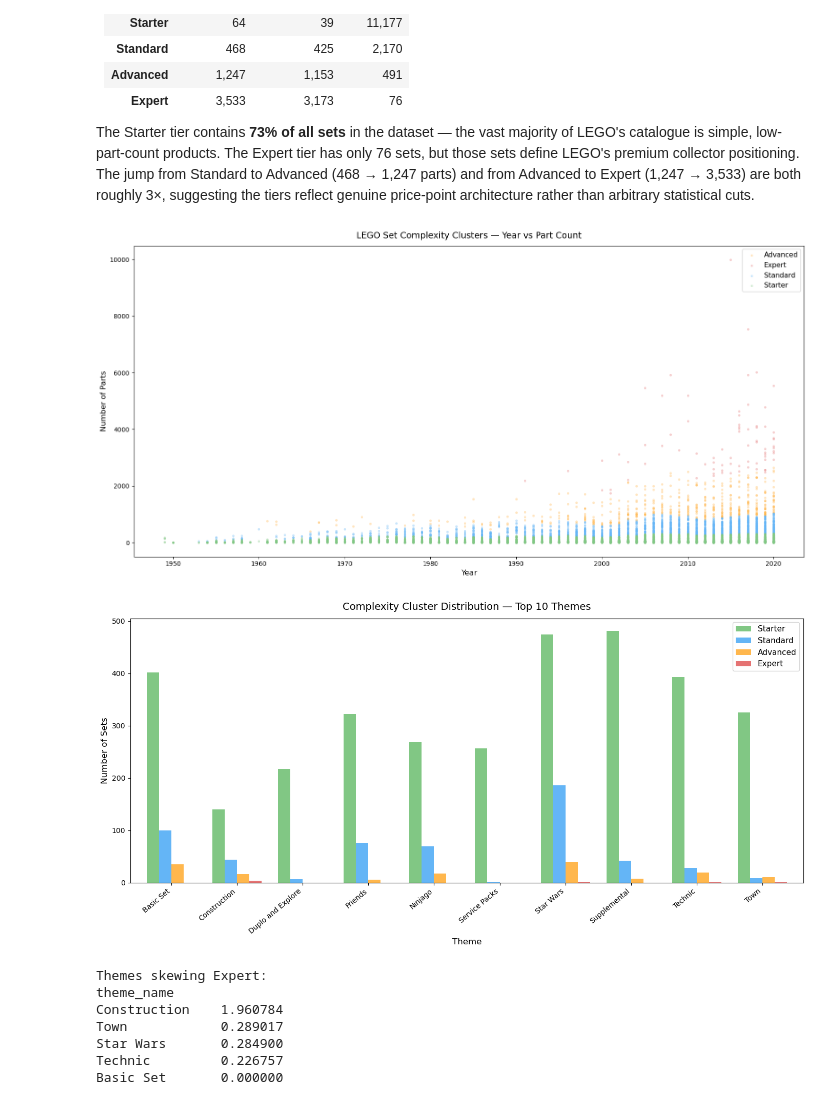
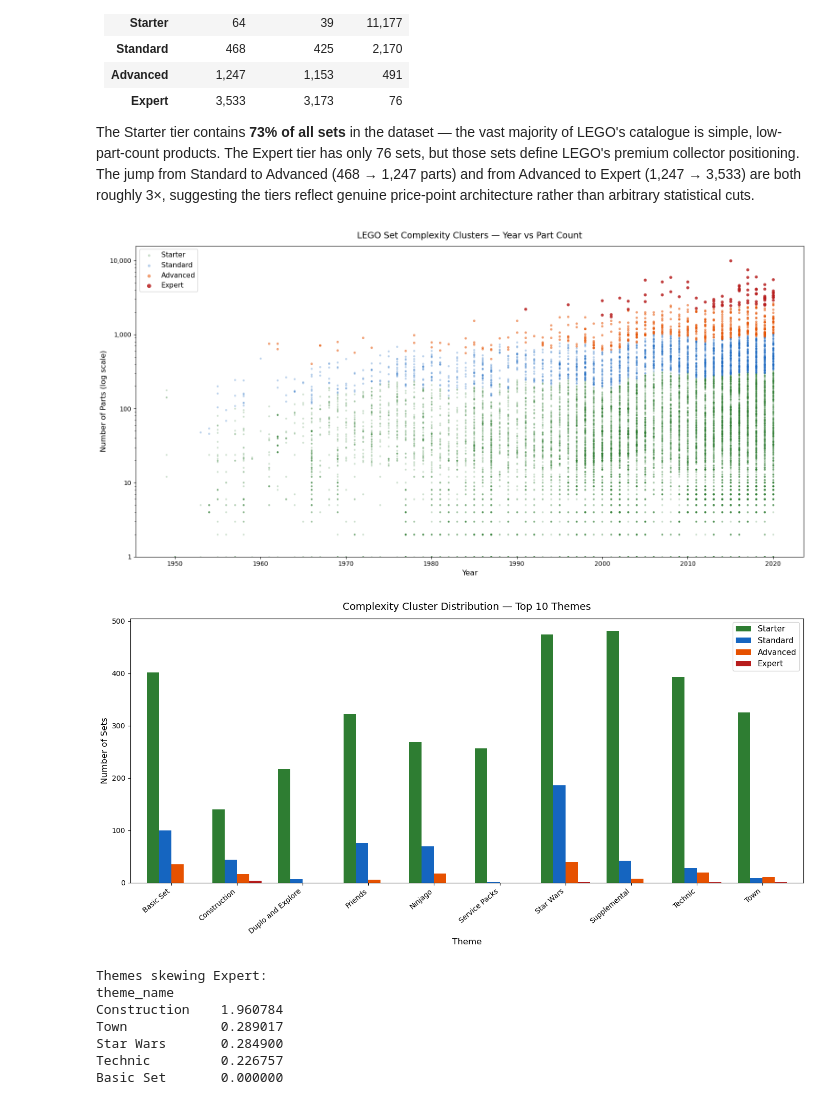
Before and after one commit to xavier-oc-programming/lego-dataset-analysis, a Jupyter notebook: notebooks/analysis/lego_analysis.ipynb, the cells around one changed output. Drawn from its saved outputs; the diff is of its cells as text; code cells hidden in the pictures.

Commit message:
Improve complexity scatter: log Y scale, stronger colours, Expert on top

```diff
--- a/notebooks/analysis/lego_analysis.ipynb
+++ b/notebooks/analysis/lego_analysis.ipynb
@@ -553,22 +553,31 @@ K-Means has found four genuinely distinct tiers — the cluster sizes confirm th
 
 The Starter tier contains **73% of all sets** in the dataset — the vast majority of LEGO's catalogue is simple, low-part-count products. The Expert tier has only 76 sets, but those sets define LEGO's premium collector positioning. The jump from Standard to Advanced (468 → 1,247 parts) and from Advanced to Expert (1,247 → 3,533) are both roughly 3×, suggesting the tiers reflect genuine price-point architecture rather than arbitrary statistical cuts.
 # %%
-palette_cl = {'Starter': '#81C784', 'Standard': '#64B5F6',
-               'Advanced': '#FFB74D', 'Expert': '#E57373'}
+palette_cl = {'Starter': '#2E7D32', 'Standard': '#1565C0',
+               'Advanced': '#E65100', 'Expert': '#B71C1C'}
+
+# Plot order: Starter first so Expert dots render on top
+plot_order = ['Starter', 'Standard', 'Advanced', 'Expert']
+alpha_map  = {'Starter': 0.25, 'Standard': 0.30, 'Advanced': 0.55, 'Expert': 0.85}
+size_map   = {'Starter': 8,    'Standard': 10,   'Advanced': 14,   'Expert': 22}
 
 fig, ax = plt.subplots(figsize=(16, 8))
-for label, grp in sets_cl.groupby('complexity'):
+for label in plot_order:
+    grp = sets_cl[sets_cl['complexity'] == label]
     ax.scatter(grp['year'], grp['num_parts'], c=palette_cl[label],
-               label=label, alpha=0.35, s=14, linewidths=0)
+               label=label, alpha=alpha_map[label], s=size_map[label], linewidths=0)
+ax.set_yscale('log')
+ax.set_ylim(bottom=1)
+ax.yaxis.set_major_formatter(plt.FuncFormatter(lambda x, _: f'{int(x):,}'))
 ax.set_xlabel('Year', fontsize=12)
-ax.set_ylabel('Number of Parts', fontsize=12)
+ax.set_ylabel('Number of Parts (log scale)', fontsize=12)
 ax.set_title('LEGO Set Complexity Clusters — Year vs Part Count', fontsize=14, pad=12)
-ax.legend(fontsize=11)
+ax.legend(fontsize=11, markerscale=1.4)
 plt.tight_layout()
 plt.savefig('../../plots/complexity_clusters_scatter.png', dpi=150)
 plt.show()
 # %% [output]
-[figure, old version]
+[figure, new version]
 # %%
 # cluster distribution for top 10 themes
 sets_cl_named = sets_cl.merge(
@@ -601,7 +610,7 @@ plt.tight_layout()
 plt.savefig('../../plots/complexity_clusters_by_theme.png', dpi=150)
 plt.show()
 # %% [output]
-[figure, old version]
+[figure, new version]
 # %%
 cluster_pct = cluster_dist.div(cluster_dist.sum(axis=1), axis=0) * 100
 print('Themes skewing Expert:')
```
Also changed, not shown: 1 other file.
